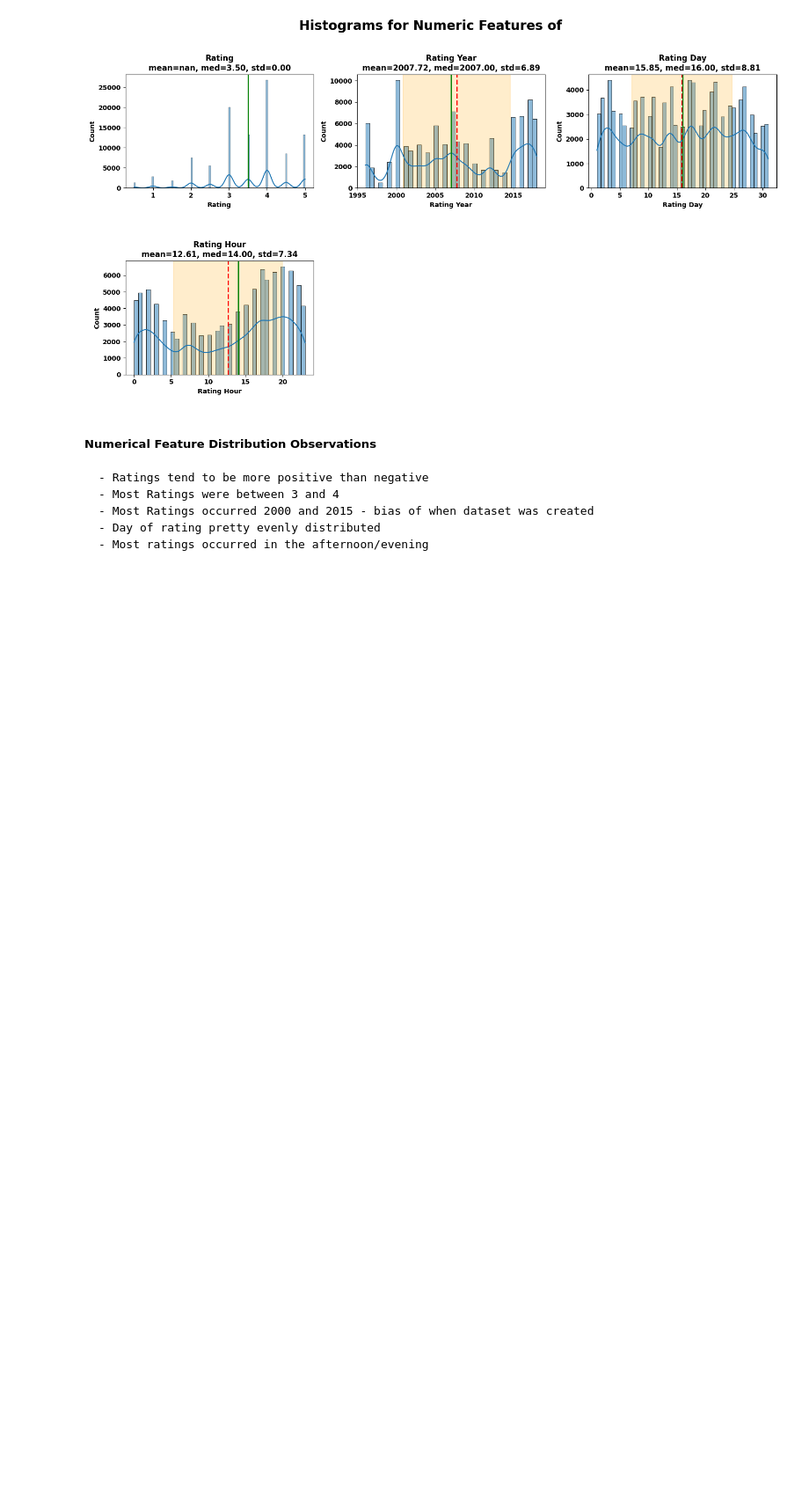
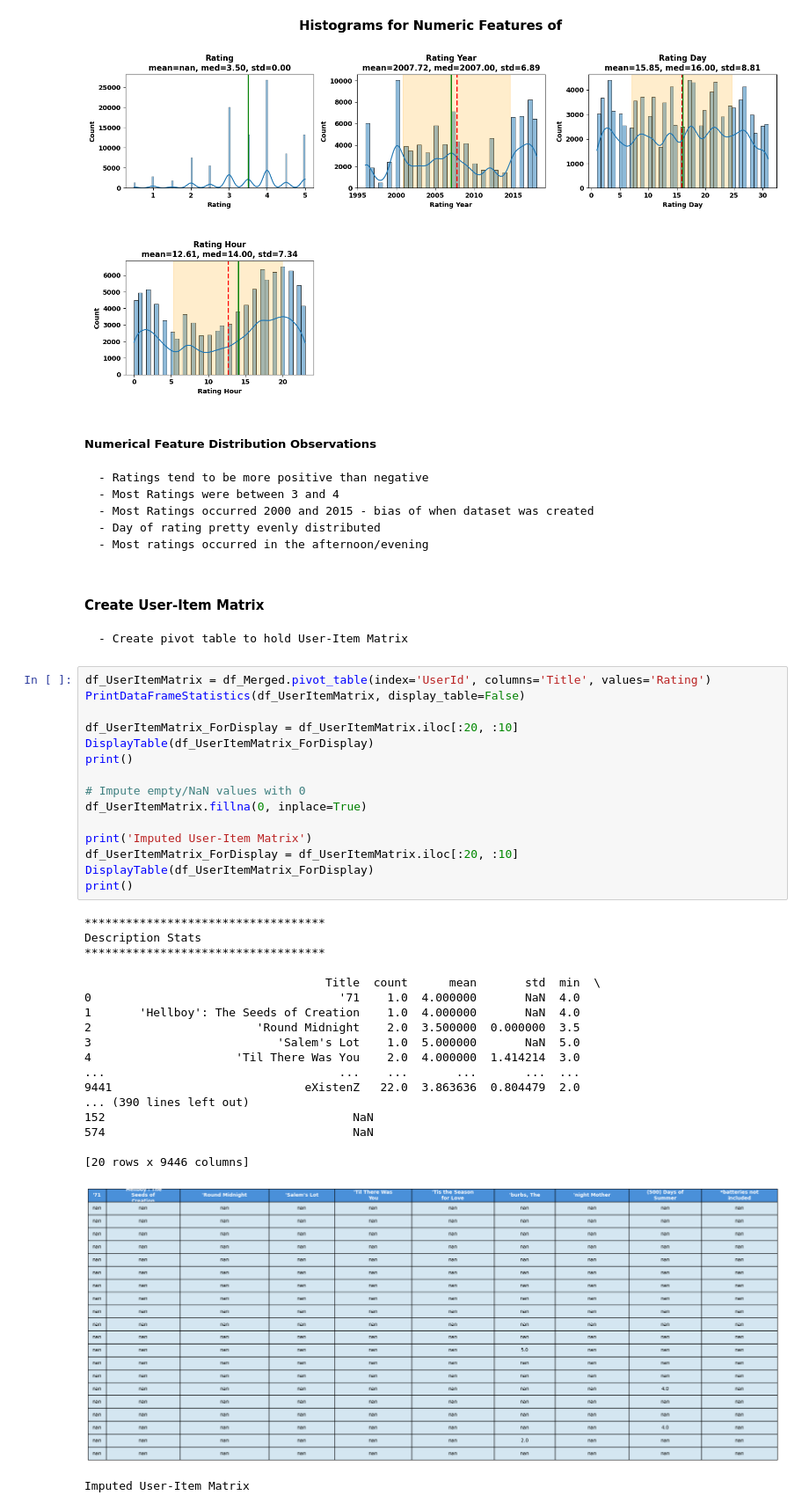
Before and after one commit to juanbucz/FullStackAcademyAICourse, a Jupyter notebook: Incremental Capstones/Capstone 8/Incremental Capstone 8 - Movies - Recommendation Systems.ipynb, the cells around one changed output. Shown at 88% size. Cells and saved outputs as stored; diff of their text form; blank space fills up the shorter version.

```diff
--- a/Incremental Capstones/Capstone 8/Incremental Capstone 8 - Movies - Recommendation Systems.ipynb
+++ b/Incremental Capstones/Capstone 8/Incremental Capstone 8 - Movies - Recommendation Systems.ipynb
@@ -903,3 +911,41 @@ DisplayNumericFeatureHistograms(df_Merged,
     - Most Ratings occurred 2000 and 2015 - bias of when dataset was created
     - Day of rating pretty evenly distributed
     - Most ratings occurred in the afternoon/evening
+# %% [markdown]
+#### **Create User-Item Matrix** ####
+    - Create pivot table to hold User-Item Matrix
+# %%
+df_UserItemMatrix = df_Merged.pivot_table(index='UserId', columns='Title', values='Rating')
+PrintDataFrameStatistics(df_UserItemMatrix, display_table=False)
+
+df_UserItemMatrix_ForDisplay = df_UserItemMatrix.iloc[:20, :10]
+DisplayTable(df_UserItemMatrix_ForDisplay)
+print()
+
+# Impute empty/NaN values with 0
+df_UserItemMatrix.fillna(0, inplace=True)
+
+print('Imputed User-Item Matrix')
+df_UserItemMatrix_ForDisplay = df_UserItemMatrix.iloc[:20, :10]
+DisplayTable(df_UserItemMatrix_ForDisplay)
+print()
+# %% [output]
+***********************************
+Description Stats
+***********************************
+
+                                   Title  count      mean       std  min  \
+0                                    '71    1.0  4.000000       NaN  4.0
+1       'Hellboy': The Seeds of Creation    1.0  4.000000       NaN  4.0
+2                        'Round Midnight    2.0  3.500000  0.000000  3.5
+3                           'Salem's Lot    1.0  5.000000       NaN  5.0
+4                     'Til There Was You    2.0  4.000000  1.414214  3.0
+...                                  ...    ...       ...       ...  ...
+9441                            eXistenZ   22.0  3.863636  0.804479  2.0
+... (390 lines left out)
+152                                    NaN
+574                                    NaN
+
+[20 rows x 9446 columns]
+[figure, added]
+Imputed User-Item Matrix
```
Also changed, not shown: parts of 14 cells of this notebook.
